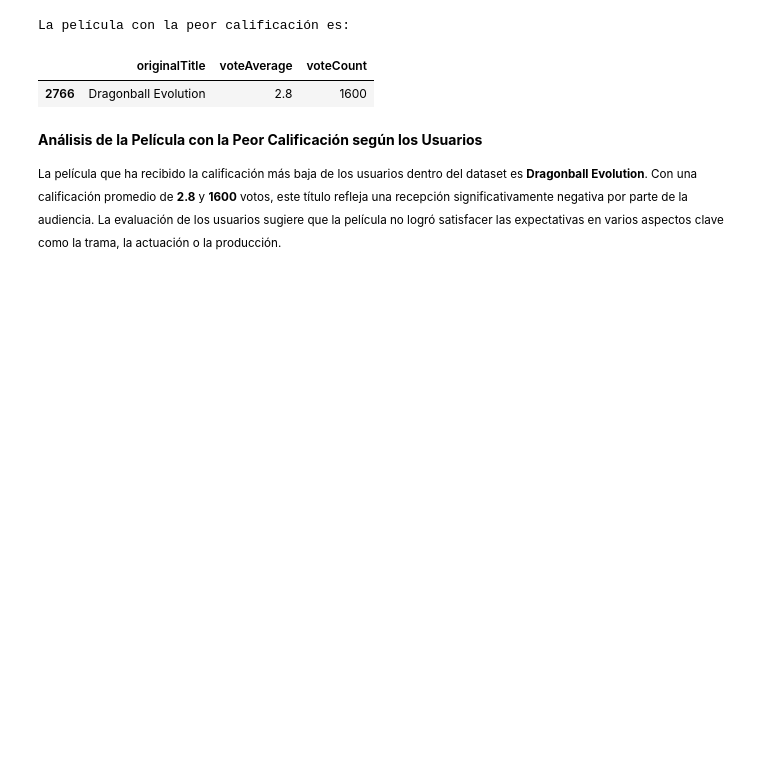
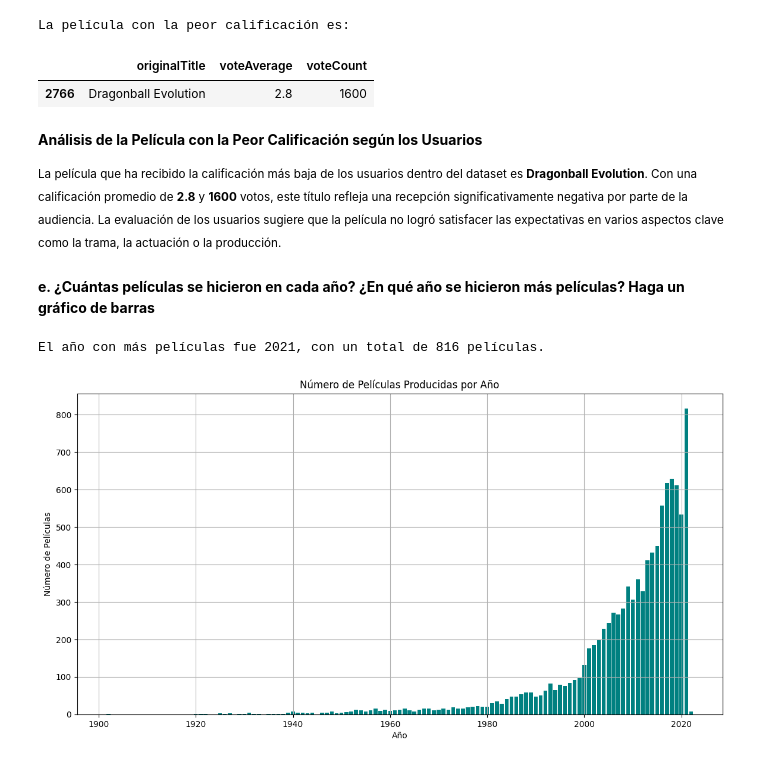
Before and after one commit to XavierLopez25/HT1-MD, a Jupyter notebook: EjerciciosAnalisisExploratorio.ipynb, the cells around one changed output. Saved outputs shown, nothing was run; the diff lists cells and outputs as text; code cells hidden in the pictures; blank space fills up the shorter version.

Commit message:
feat: add analysis and graph for max movies per year.

```diff
--- a/EjerciciosAnalisisExploratorio.ipynb
+++ b/EjerciciosAnalisisExploratorio.ipynb
@@ -132,3 +132,28 @@ La película con la peor calificación es:
 **Análisis de la Película con la Peor Calificación según los Usuarios**
 
 <small> La película que ha recibido la calificación más baja de los usuarios dentro del dataset es **Dragonball Evolution**. Con una calificación promedio de **2.8** y **1600** votos, este título refleja una recepción significativamente negativa por parte de la audiencia. La evaluación de los usuarios sugiere que la película no logró satisfacer las expectativas en varios aspectos clave como la trama, la actuación o la producción. </small>
+# %% [markdown]
+**e. ¿Cuántas películas se hicieron en cada año? ¿En qué año se hicieron más películas? Haga un gráfico de barras**
+# %%
+df = pd.read_csv('movies.csv', encoding='ISO-8859-1')
+
+df['releaseDate'] = pd.to_datetime(df['releaseDate'], errors='coerce')
+df['releaseYear'] = df['releaseDate'].dt.year
+
+movies_per_year = df['releaseYear'].value_counts().sort_index()
+
+max_year = movies_per_year.idxmax()
+max_movies = movies_per_year.max()
+
+print(f"\nEl año con más películas fue {max_year}, con un total de {max_movies} películas.")
+
+plt.figure(figsize=(14, 7))
+plt.bar(movies_per_year.index, movies_per_year.values, color='teal')
+plt.title('Número de Películas Producidas por Año')
+plt.xlabel('Año')
+plt.ylabel('Número de Películas')
+plt.grid(True)
+plt.show()
+# %% [output]
+El año con más películas fue 2021, con un total de 816 películas.
+[figure, added]
```
Also changed, not shown: parts of 1 cell of this notebook.
